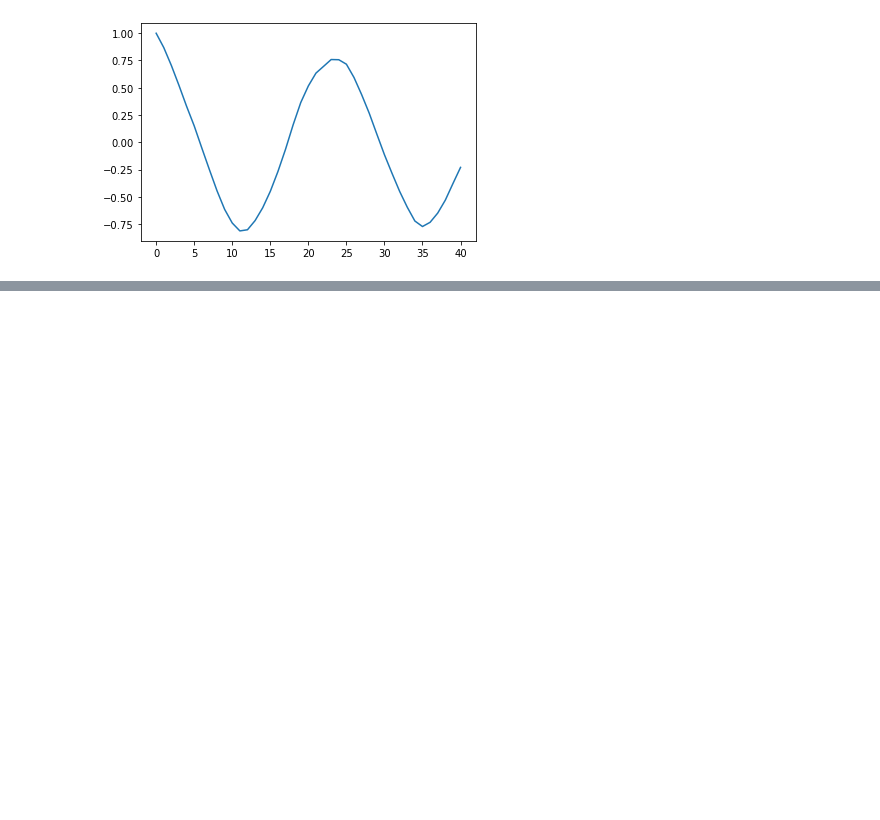
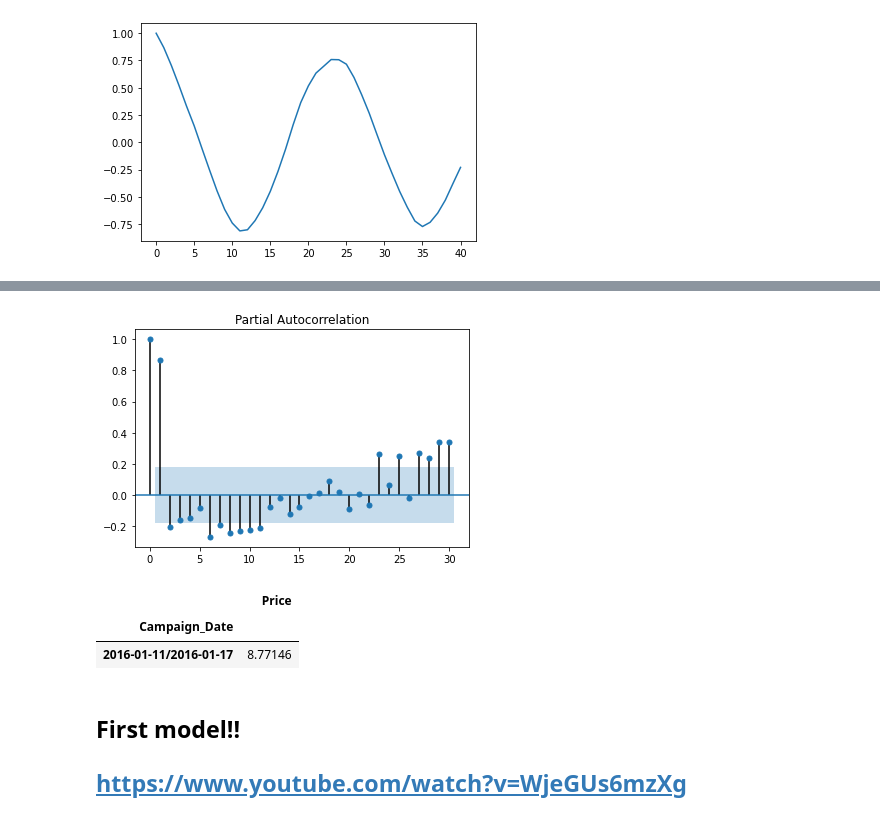
Before and after one commit to matozqui/Berries_Pricing, a Jupyter notebook: Spain/ES_Prices_Exploration.ipynb, the cells around one changed output, grey strips where cells are left out. Drawn from its saved outputs; the diff is of its cells as text; code cells hidden in the pictures; blank space fills up the shorter version.

```diff
--- a/Spain/ES_Prices_Exploration.ipynb
+++ b/Spain/ES_Prices_Exploration.ipynb
@@ -91,0 +92,15 @@ plot_acf(blue,lags=25,unbiased=True);
+# %%
+from statsmodels.tsa.stattools import pacf
+from statsmodels.graphics.tsaplots import plot_pacf
+plot_pacf(blue, lags = 30);
+# %% [output]
+[figure, added]
+# %%
+blue[1:2]
+# %% [output]
+|  | Price |
+| Campaign_Date |  |
+| 2016-01-11/2016-01-17 | 8.77146 |
+# %% [markdown]
+## First model!!
+## https://www.youtube.com/watch?v=WjeGUs6mzXg
```
Also changed, not shown: parts of 20 cells of this notebook, 11 other files.
